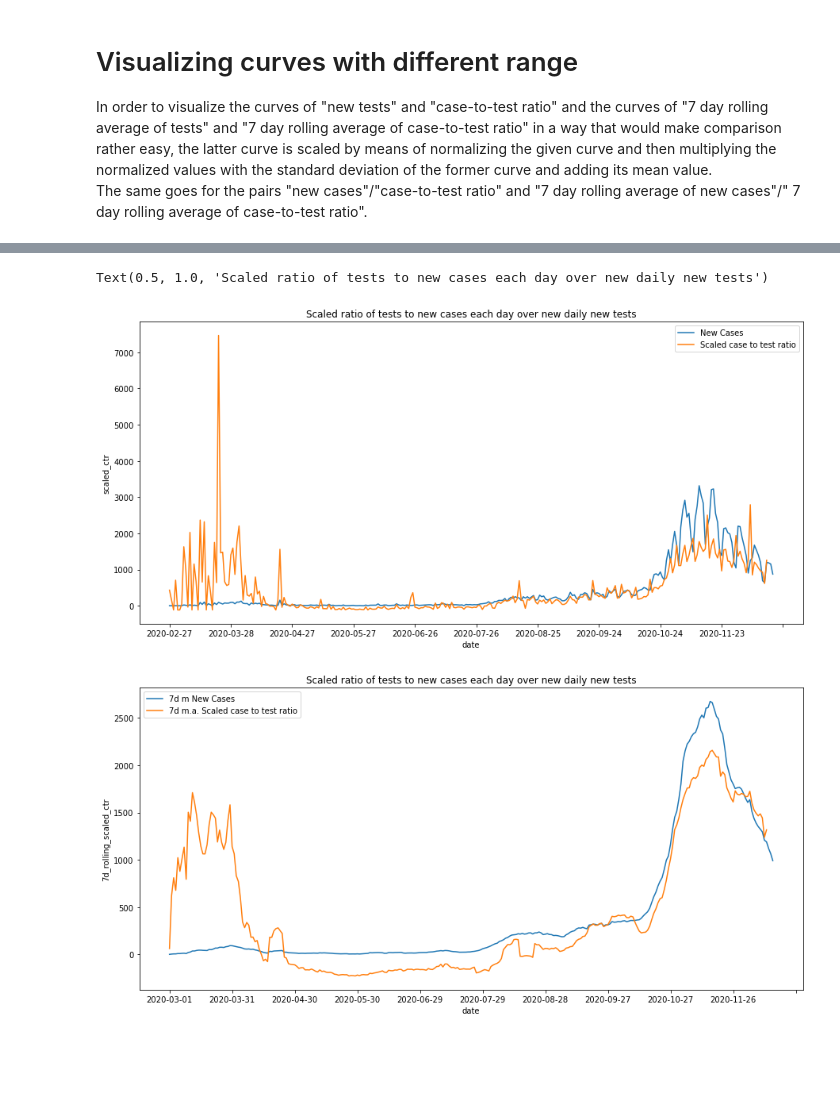
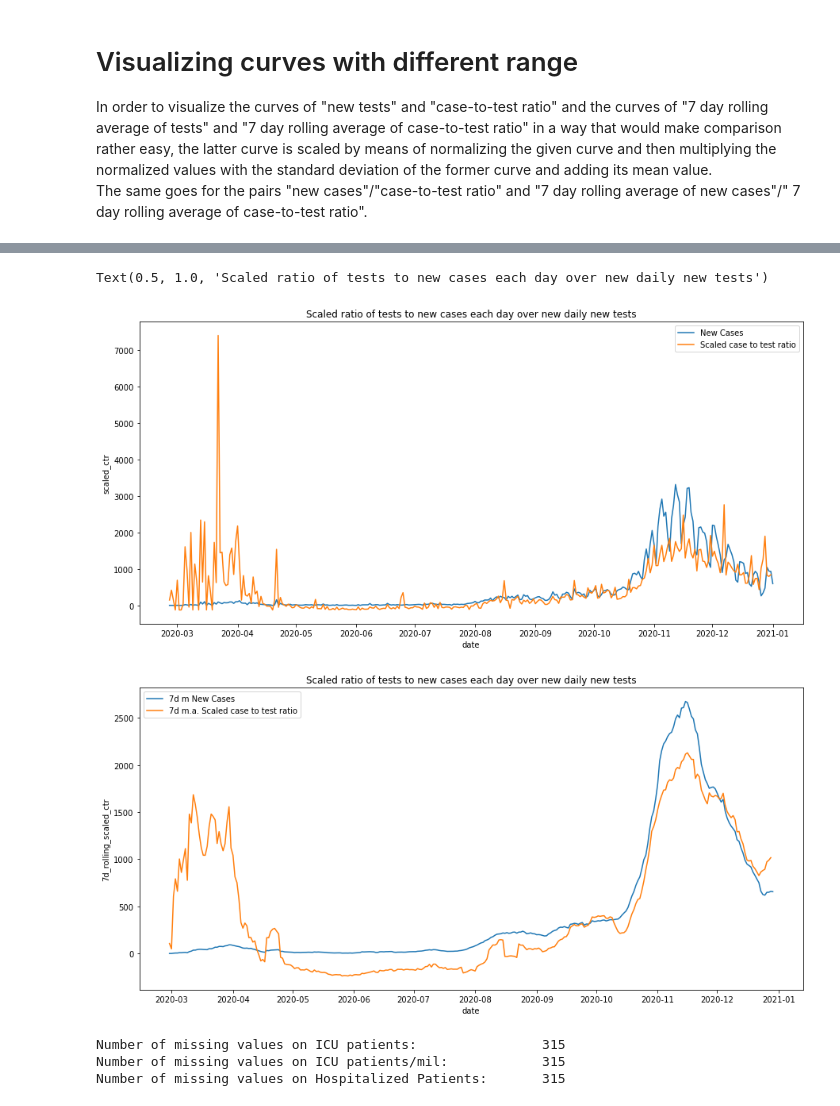
Before and after one commit to fivoskal/greece-covid-data-representation, a Jupyter notebook: owid.ipynb, the cells around one changed output, grey strips where cells are left out. Drawn from its saved outputs; the diff is of its cells as text; code cells hidden in the pictures; blank space fills up the shorter version.

```diff
--- a/owid.ipynb
+++ b/owid.ipynb
@@ -86,5 +88,7 @@ with pd.option_context('display.max_rows', 50, 'display.max_columns', 60):
 # %%
-inf_gr = gr[["date", "new_tests", "total_tests", "new_cases"]].copy()
+inf_gr = gr[["date", "new_tests", "total_tests", "new_cases", "icu_patients", "icu_patients_per_million", "hosp_patients"]].copy()
+inf_gr = inf_gr.reset_index(drop=True)
+inf_gr["date"] = pd.to_datetime( inf_gr["date"], dayfirst=False)
 # %% [markdown]
 # Inference
 There appear to be missing data both in the "new_tests" columns and in the "total_tests" columns. We use the "total_tests" column to infer "new_tests". Between two dates that do have a report of the cumulative number of tests, we assume a uniform distribution of the difference of the tests between those two dates.
@@ -208,33 +219,43 @@ Text(0.5, 1.0, 'Scaled ratio of tests to new cases each day over new daily new t
 # %%
 temp = np.array(inf_gr["new_cases"].array) / np.array(inf_gr["new_tests"].array)
 temp = (temp - np.nanmean(temp)) / np.nanstd(temp)
 temp = temp * np.nanstd(np.array(inf_gr["new_cases"].array)  )+ np.nanmean(np.array(inf_gr["new_cases"].array) )
 inf_gr["scaled_ctr"] = temp
 
 # plt.figure(figsize=(15,7))
 fig, ax = plt.subplots(figsize=(15,7))
 g = sns.lineplot(data=inf_gr, x="date", y="new_cases", ax=ax)
-g = sns.lineplot(data=inf_gr, x="date", y="scaled_ctr", ax=ax)
+sns.lineplot(data=inf_gr, x="date", y="scaled_ctr", ax=ax)
 # g.plot(temp)
-g.set(xticks=[ i for i in range(len(inf_gr)) if i%30==0] )
+# g.set(xticks=[ i for i in range(len(inf_gr)) if i%30==0] )
 g.legend(["New Cases", "Scaled case to test ratio"])
 plt.title("Scaled ratio of tests to new cases each day over new daily new tests")
 
 ## moving average
 temp = np.array(inf_gr["7d_rolling_cases"].array) / np.array(inf_gr["7d_rolling_tests"].array)
 temp = (temp - np.nanmean(temp)) / np.nanstd(temp)
 temp = temp * np.nanstd(np.array(inf_gr["7d_rolling_cases"].array)  )+ np.nanmean(np.array(inf_gr["7d_rolling_cases"].array) )
 inf_gr["7d_rolling_scaled_ctr"] = temp
 
 # plt.figure(figsize=(15,7))
 fig, ax = plt.subplots(figsize=(15,7))
 g = sns.lineplot(data=inf_gr, x="date", y="7d_rolling_cases", ax=ax)
-g = sns.lineplot(data=inf_gr, x="date", y="7d_rolling_scaled_ctr", ax=ax)
+sns.lineplot(data=inf_gr, x="date", y="7d_rolling_scaled_ctr", ax=ax)
+# ax.axvline(x=idx)
 # g.plot(temp)
-g.set(xticks=[ i for i in range(len(inf_gr)) if i%30==0] )
+# g.set(xticks=[ i for i in range(len(inf_gr)) if i%30==0] )
 g.legend(["7d m New Cases", "7d m.a. Scaled case to test ratio"])
 plt.title("Scaled ratio of tests to new cases each day over new daily new tests")
 # %% [output]
 Text(0.5, 1.0, 'Scaled ratio of tests to new cases each day over new daily new tests')
-[figure, old version]
+[figure, new version]
-[figure, old version]
+[figure, new version]
+# %%
+# Missing reports on ICU patients & Hospitalized patients
+print("Number of missing values on ICU patients:\t\t", np.sum(np.isnan(inf_gr["icu_patients"]) ))
+print("Number of missing values on ICU patients/mil:\t\t", np.sum(np.isnan(inf_gr["icu_patients_per_million"])) )
+print("Number of missing values on Hospitalized Patients:\t", np.sum( np.isnan(inf_gr["hosp_patients"])))
+# %% [output]
+Number of missing values on ICU patients:                315
+Number of missing values on ICU patients/mil:            315
+Number of missing values on Hospitalized Patients:       315
```
Also changed, not shown: parts of 10 cells of this notebook.
